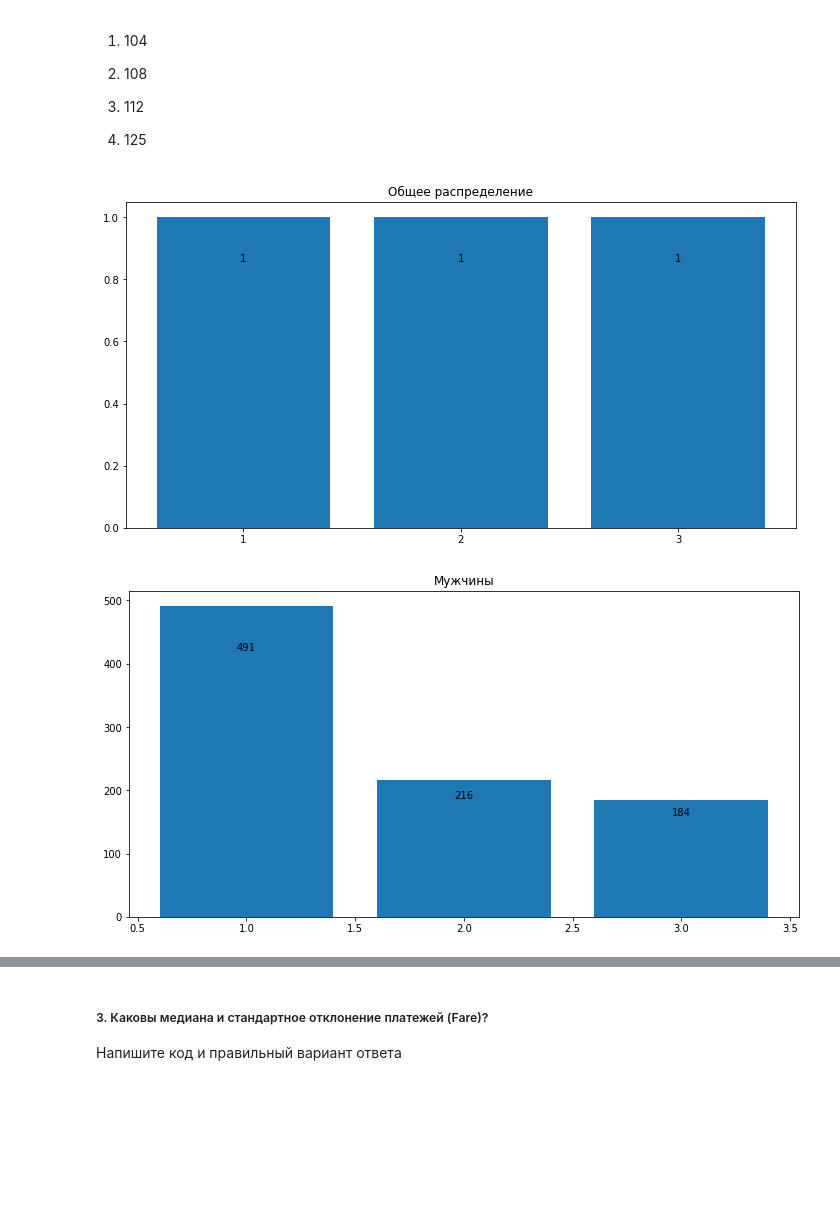
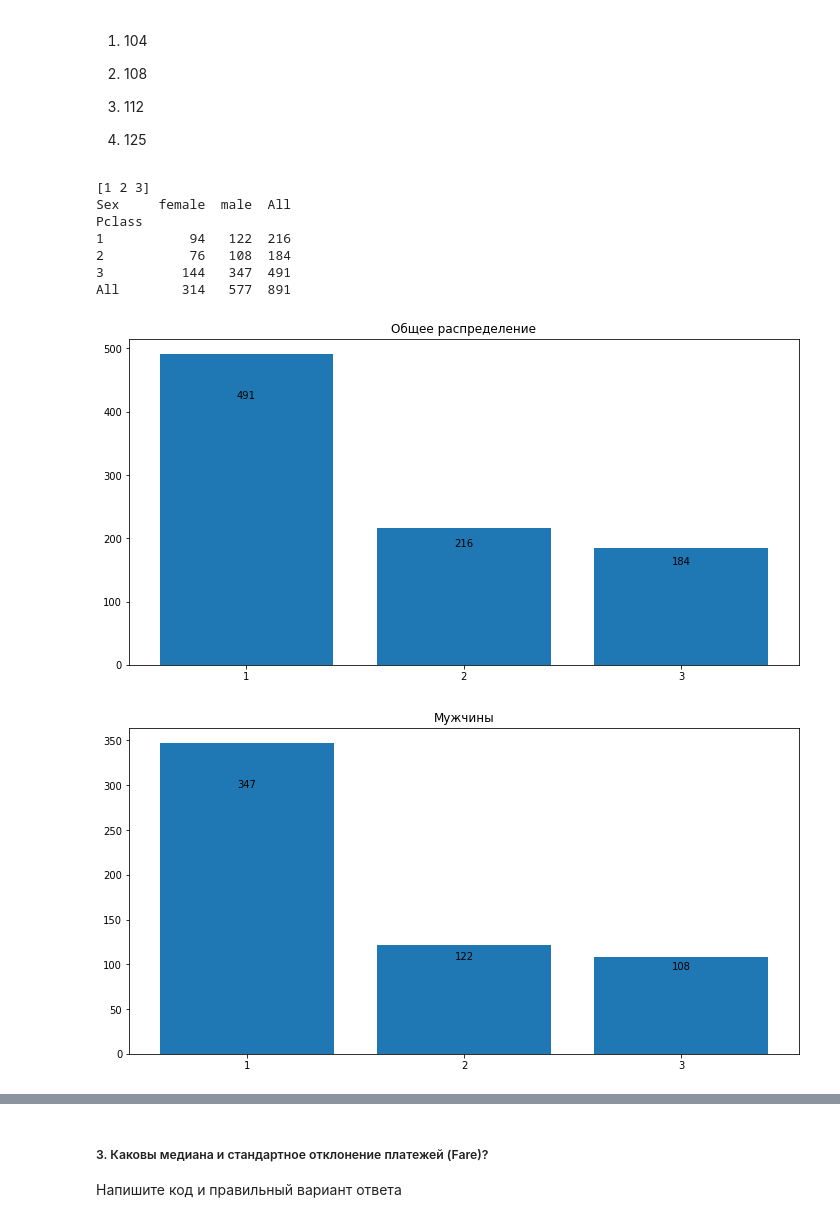
Before and after one commit to Breakdown08/jupyter, a Jupyter notebook: ЛР №1 - Python и визуалилизация данных.ipynb, the cells around one changed output, grey strips where cells are left out. Cells and saved outputs as stored; diff of their text form; code cells hidden in the pictures; blank space fills up the shorter version.

```diff
--- a/ЛР №1 - Python и визуалилизация данных.ipynb
+++ b/ЛР №1 - Python и визуалилизация данных.ipynb
@@ -53,41 +53,59 @@ print('Вариант ответа - 4')
 # %%
 def autolabel(axis_x, labels=None, height_factor=1.01): #функция расстановки меток
     for i, rect in enumerate(axis_x.patches):
         height = rect.get_height()
         if labels is not None:
             try:
                 label = labels[i]
             except (TypeError, KeyError):
                 label = ' '
         else:
             label = '%d' % int(height)
         axis_x.text(rect.get_x() + rect.get_width()/2., height_factor*height,
                 '{}'.format(label),
                 ha='center', va='bottom')
 
 #ваш код здесь
-total_pclass = dict(Counter(df.Pclass)).values()               #всего значений
-x = np.arange(1,len(total_pclass)+1)                  #ось X
-y = dict(Counter(df.filter(items=['Pclass']))).values()                             #ось Y
-yMen = dict(Counter(df.Pclass)).values()                             #ось Y
-yWomen = dict(Counter(df.Pclass)).values()                             #ось Y
-fig, ax = plt.subplots()                              #Иницализация графика
-figMen, axMen = plt.subplots()                        #Иницализация графика
-figWomen, axWomen = plt.subplots()                    #Иницализация графика
-ax.xaxis.set_major_locator(MaxNLocator(integer=True)) #Установка целых чисел оси X
-ax.bar(x, y)                                          #Инициализация осей
-axMen.bar(x, yMen)                                       #Инициализация осей
-axWomen.bar(x, yWomen)                                     #Инициализация осей
+total_pclass = dict(Counter(df.Pclass)).values()                            #всего классов
+x = np.arange(1,len(total_pclass)+1)                                        #ось X
+print(x)
+print(pd.crosstab(df['Pclass'], df['Sex'], margins=True))
+y = dict(Counter(df.Pclass)).values()                                       #ось Y
+yMen = dict(Counter(df[df["Sex"].isin(['male'])].Pclass)).values()
+#print((df[df["Sex"].isin(['male'])["Pclass"]].isin([1])))
+yWomen = dict(Counter(df[df["Sex"].isin(['female'])].Pclass)).values()
+
+fig, ax = plt.subplots()                                                    #Иницализация графика
+figMen, axMen = plt.subplots()
+figWomen, axWomen = plt.subplots()
+
+ax.xaxis.set_major_locator(MaxNLocator(integer=True))                       #Установка целых чисел оси X
+axMen.xaxis.set_major_locator(MaxNLocator(integer=True))
+axWomen.xaxis.set_major_locator(MaxNLocator(integer=True))
+
+ax.bar(x, y)                                                                #Инициализация осей
+axMen.bar(x, yMen)
+axWomen.bar(x, yWomen)
+
 ax.title.set_text('Общее распределение')
 axMen.title.set_text('Мужчины')
 axWomen.title.set_text('Женщины')
-fig.set_figwidth(12);figMen.set_figwidth(12);figWomen.set_figwidth(12)#ширина фигуры
-fig.set_figheight(6);figMen.set_figheight(6); figWomen.set_figheight(6)#высота фигуры
 
-autolabel(ax,height_factor=0.85)
+fig.set_figwidth(12);figMen.set_figwidth(12);figWomen.set_figwidth(12)      #ширина фигуры
+fig.set_figheight(6);figMen.set_figheight(6); figWomen.set_figheight(6)     #высота фигуры
+
+autolabel(ax,height_factor=0.85)                                            #Установка метки
 autolabel(axMen,height_factor=0.85)
 autolabel(axWomen,height_factor=0.85)
+
 plt.show()
 # %% [output]
+[1 2 3]
+Sex     female  male  All
+Pclass
+1           94   122  216
+2           76   108  184
+3          144   347  491
+All        314   577  891
-[figure, old version]
+[figure, new version]
-[figure, old version]
+[figure, new version]
```
Also changed, not shown: parts of 1 cell of this notebook.
